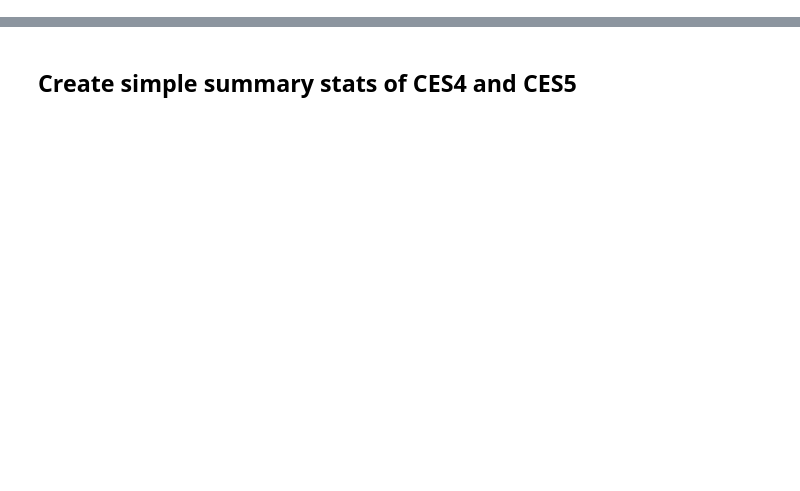
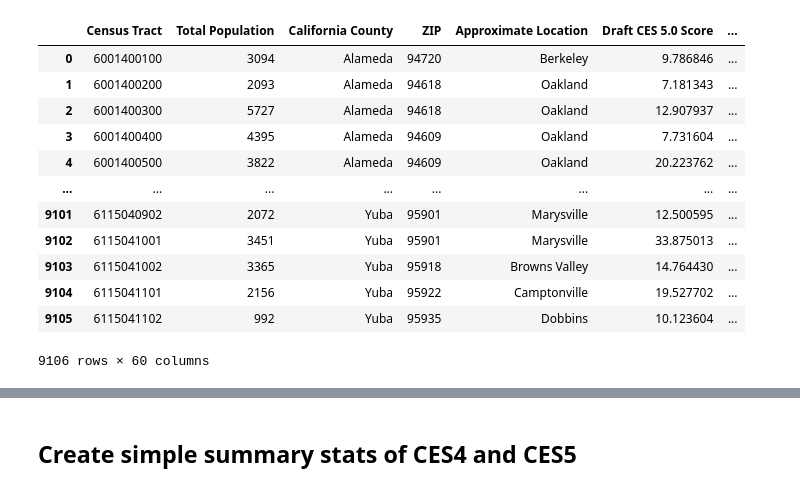
Before and after one commit to BayAreaMetro/Spatial-Analysis-Mapping-Projects, a Jupyter notebook: Project-Documentation/CalEnviroScreen-Comparison-Analysis/ces_4_and_5_change_analysis.ipynb, the cells around one changed output, grey strips where cells are left out. Drawn from its saved outputs; the diff is of its cells as text; code cells hidden in the pictures; blank space fills up the shorter version.

```diff
--- a/Project-Documentation/CalEnviroScreen-Comparison-Analysis/ces_4_and_5_change_analysis.ipynb
+++ b/Project-Documentation/CalEnviroScreen-Comparison-Analysis/ces_4_and_5_change_analysis.ipynb
@@ -25,6 +25,22 @@ ces_5_df = pd.read_excel(ces_5_path, sheet_name=0)
 # ces_5_gdf = gpd.read_file(ces_5_path, layer="CES5_Draft")
 epc_2018_gdf = gpd.read_file(epc_2018)
 epc_2022_gdf = gpd.read_file(epc_2022)
+# %%
+ces_5_df
+# %% [output]
+|  | Census Tract | Total Population | California County | ZIP | Approximate Location | Draft CES 5.0 Score | ... |
+| 0 | 6001400100 | 3094 | Alameda | 94720 | Berkeley | 9.786846 | ... |
+| 1 | 6001400200 | 2093 | Alameda | 94618 | Oakland | 7.181343 | ... |
+| 2 | 6001400300 | 5727 | Alameda | 94618 | Oakland | 12.907937 | ... |
+| 3 | 6001400400 | 4395 | Alameda | 94609 | Oakland | 7.731604 | ... |
+| 4 | 6001400500 | 3822 | Alameda | 94609 | Oakland | 20.223762 | ... |
+| ... | ... | ... | ... | ... | ... | ... | ... |
+| 9101 | 6115040902 | 2072 | Yuba | 95901 | Marysville | 12.500595 | ... |
+| 9102 | 6115041001 | 3451 | Yuba | 95901 | Marysville | 33.875013 | ... |
+| 9103 | 6115041002 | 3365 | Yuba | 95918 | Browns Valley | 14.764430 | ... |
+| 9104 | 6115041101 | 2156 | Yuba | 95922 | Camptonville | 19.527702 | ... |
+| 9105 | 6115041102 | 992 | Yuba | 95935 | Dobbins | 10.123604 | ... |
+9106 rows × 60 columns
 # %%
 # fix ces4 and ces5 tract id columns to match crosswalk
 # tract id leading zeros were dropped in the excel files, so we need to add them back
```
Also changed, not shown: parts of 12 cells of this notebook.
